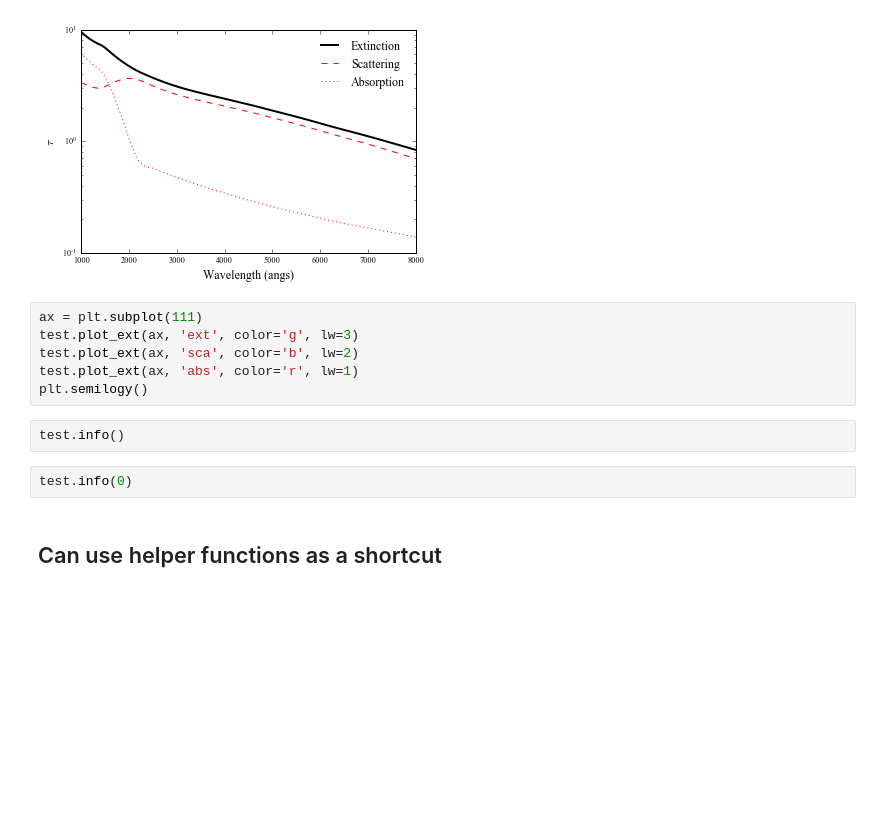
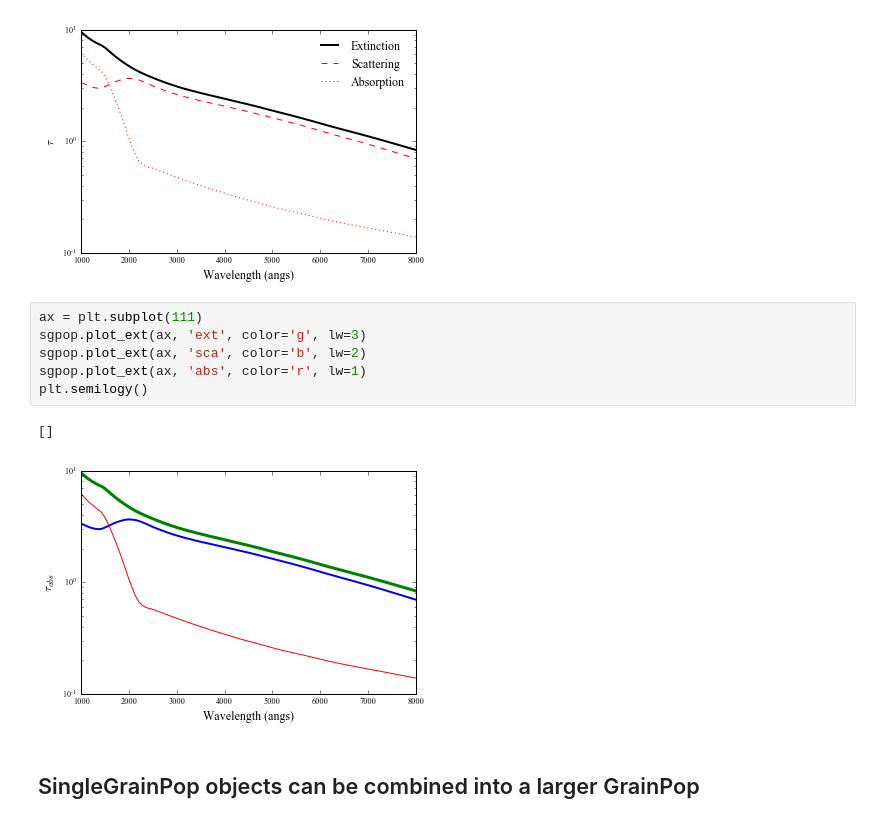
Before and after one commit to eblur/newdust, a Jupyter notebook: examples/test_grainpop.ipynb, the cells around one changed output. Drawn from its saved outputs; the diff is of its cells as text; blank space fills up the shorter version.

Commit message:
Basic grainpop functionality with plotting

```diff
--- a/examples/test_grainpop.ipynb
+++ b/examples/test_grainpop.ipynb
@@ -23,13 +25,12 @@ plt.semilogy()
 [figure]
 # %%
 ax = plt.subplot(111)
-test.plot_ext(ax, 'ext', color='g', lw=3)
-test.plot_ext(ax, 'sca', color='b', lw=2)
-test.plot_ext(ax, 'abs', color='r', lw=1)
+sgpop.plot_ext(ax, 'ext', color='g', lw=3)
+sgpop.plot_ext(ax, 'sca', color='b', lw=2)
+sgpop.plot_ext(ax, 'abs', color='r', lw=1)
 plt.semilogy()
+# %% [output]
+[]
+[figure, added]
-# %%
-test.info()
-# %%
-test.info(0)
-# %% [markdown]
-## Can use helper functions as a shortcut
+# %% [markdown]
+## SingleGrainPop objects can be combined into a larger GrainPop
```
Also changed, not shown: parts of 7 cells of this notebook, 2 other files.
